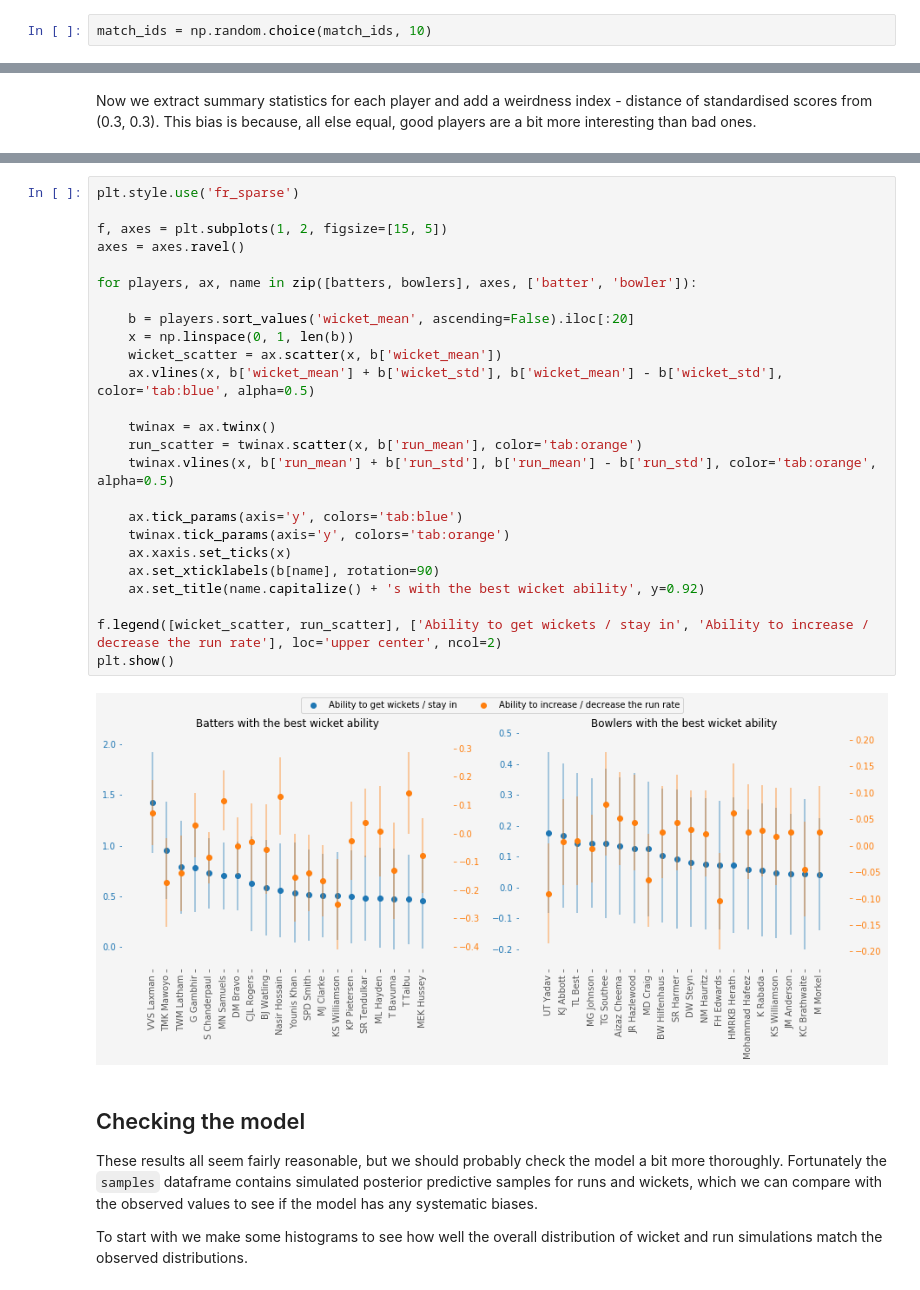
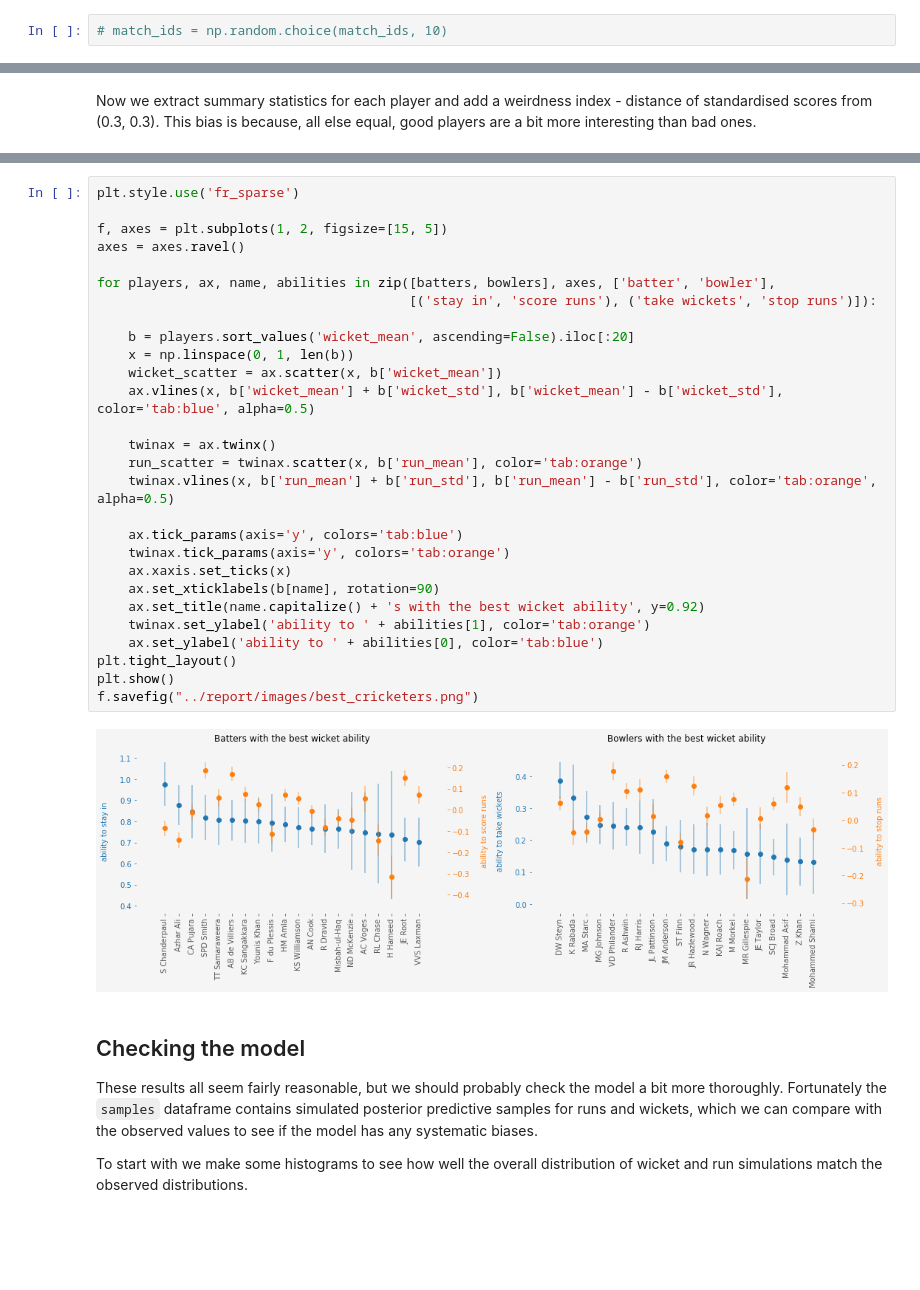
Before and after one commit to teddygroves/cricket, a Jupyter notebook: python/Cricket.ipynb, the cells around one changed output, grey strips where cells are left out. Drawn from its saved outputs; the diff is of its cells as text; blank space fills up the shorter version.

Commit message:
Update report and notebook

```diff
--- a/python/Cricket.ipynb
+++ b/python/Cricket.ipynb
@@ -32,5 +32,5 @@ To make sampling a bit quicker, we can choose analyse just a few matches rather
 # %%
-match_ids = np.random.choice(match_ids, 10)
+# match_ids = np.random.choice(match_ids, 10)
 # %% [markdown]
 Next we make a big dataframe featuring all the balls from all the matches we chose.
 # %%
@@ -276,30 +277,33 @@ plt.show()
 # %%
 plt.style.use('fr_sparse')
 
 f, axes = plt.subplots(1, 2, figsize=[15, 5])
 axes = axes.ravel()
 
-for players, ax, name in zip([batters, bowlers], axes, ['batter', 'bowler']):
+for players, ax, name, abilities in zip([batters, bowlers], axes, ['batter', 'bowler'],
+                                        [('stay in', 'score runs'), ('take wickets', 'stop runs')]):
 
     b = players.sort_values('wicket_mean', ascending=False).iloc[:20]
     x = np.linspace(0, 1, len(b))
     wicket_scatter = ax.scatter(x, b['wicket_mean'])
     ax.vlines(x, b['wicket_mean'] + b['wicket_std'], b['wicket_mean'] - b['wicket_std'], color='tab:blue', alpha=0.5)
 
     twinax = ax.twinx()
     run_scatter = twinax.scatter(x, b['run_mean'], color='tab:orange')
     twinax.vlines(x, b['run_mean'] + b['run_std'], b['run_mean'] - b['run_std'], color='tab:orange', alpha=0.5)
 
     ax.tick_params(axis='y', colors='tab:blue')
     twinax.tick_params(axis='y', colors='tab:orange')
     ax.xaxis.set_ticks(x)
     ax.set_xticklabels(b[name], rotation=90)
     ax.set_title(name.capitalize() + 's with the best wicket ability', y=0.92)
-
-f.legend([wicket_scatter, run_scatter], ['Ability to get wickets / stay in', 'Ability to increase / decrease the run rate'], loc='upper center', ncol=2)
+    twinax.set_ylabel('ability to ' + abilities[1], color='tab:orange')
+    ax.set_ylabel('ability to ' + abilities[0], color='tab:blue')
+plt.tight_layout()
 plt.show()
+f.savefig("../report/images/best_cricketers.png")
 # %% [output]
-[figure, old version]
+[figure, new version]
 # %% [markdown]
 ## Checking the model
 
```
Also changed, not shown: parts of 15 cells of this notebook, 4 other files.
